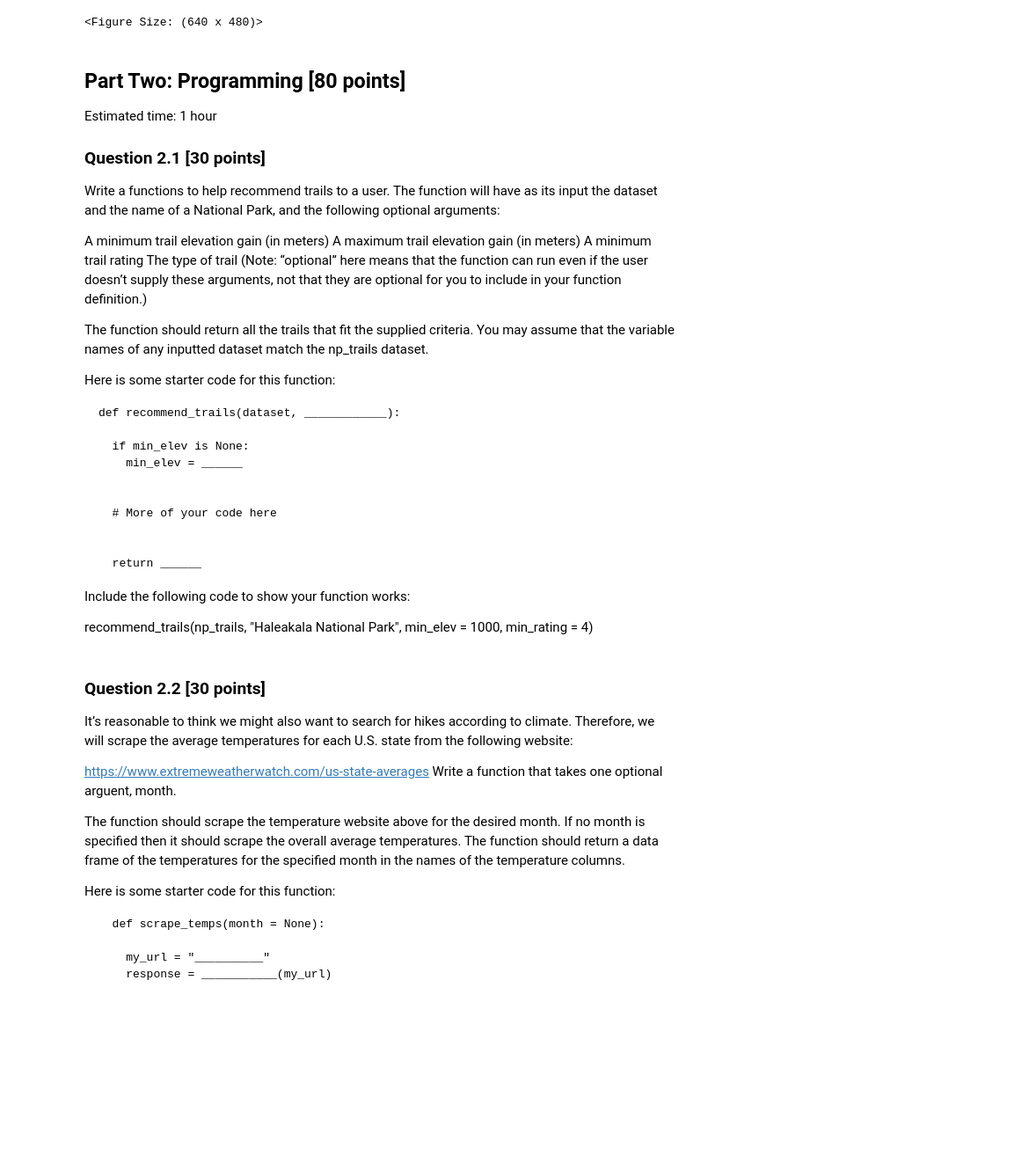
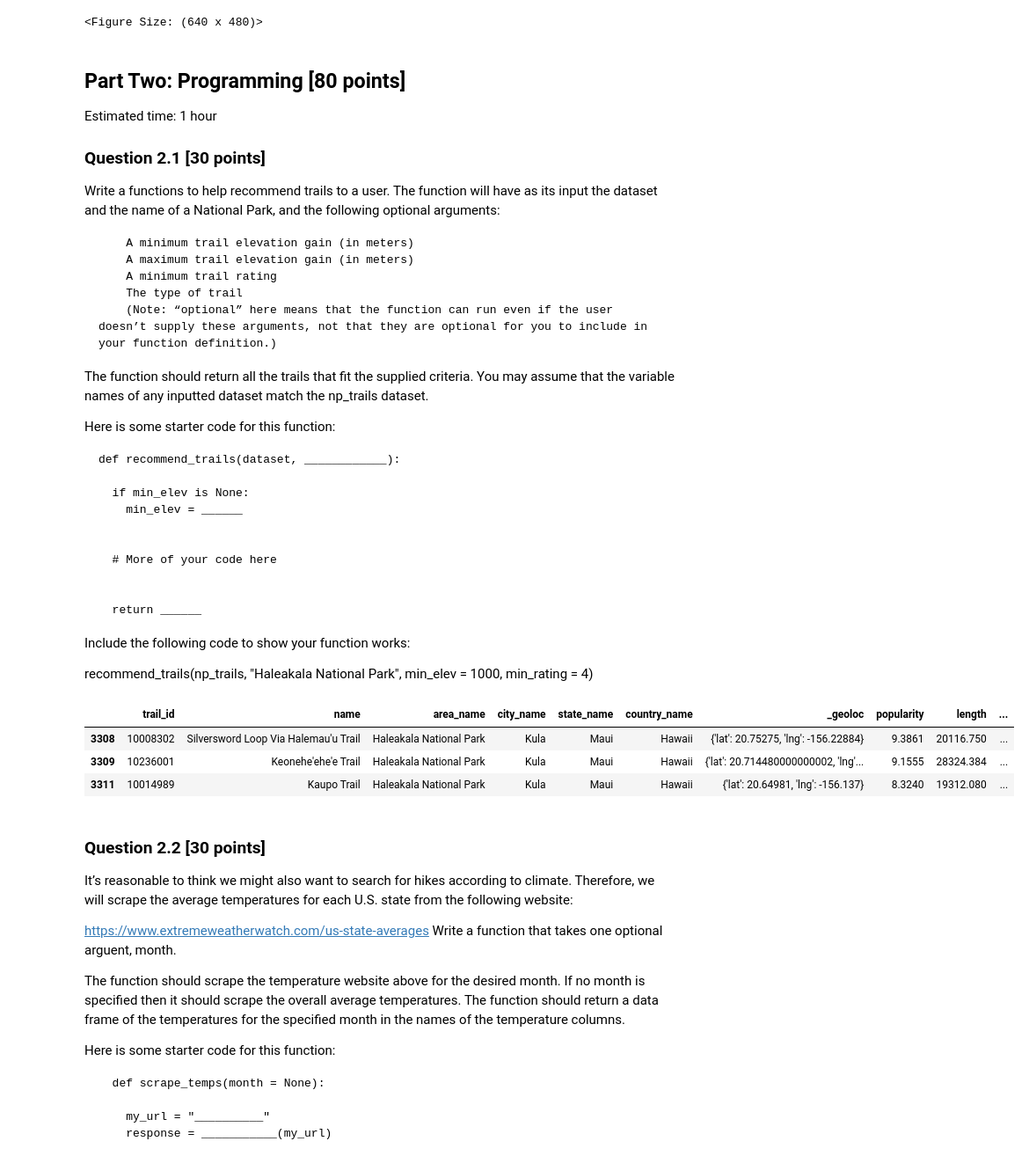
Before and after one commit to bellamccarty/GSB-544, a Jupyter notebook: Exams/Midterm_Exam/Practice_Midterm_Exam.ipynb, the cells around one changed output. Shown: that part at 88% size. Saved outputs shown, nothing was run; the diff lists cells and outputs as text; code cells hidden in the pictures; blank space fills up the shorter version.

```diff
--- a/Exams/Midterm_Exam/Practice_Midterm_Exam.ipynb
+++ b/Exams/Midterm_Exam/Practice_Midterm_Exam.ipynb
@@ -201,11 +201,11 @@ Estimated time: 1 hour
 ### Question 2.1 [30 points]
 Write a functions to help recommend trails to a user. The function will have as its input the dataset and the name of a National Park, and the following optional arguments:
 
-A minimum trail elevation gain (in meters)
-A maximum trail elevation gain (in meters)
-A minimum trail rating
-The type of trail
-(Note: “optional” here means that the function can run even if the user doesn’t supply these arguments, not that they are optional for you to include in your function definition.)
+        A minimum trail elevation gain (in meters)
+        A maximum trail elevation gain (in meters)
+        A minimum trail rating
+        The type of trail
+        (Note: “optional” here means that the function can run even if the user doesn’t supply these arguments, not that they are optional for you to include in your function definition.)
 
 The function should return all the trails that fit the supplied criteria. You may assume that the variable names of any inputted dataset match the np_trails dataset.
 
@@ -225,6 +225,37 @@ Here is some starter code for this function:
 Include the following code to show your function works:
 
 recommend_trails(np_trails, "Haleakala National Park", min_elev = 1000, min_rating = 4)
+# %%
+def recommend_trails(dataset, park_name=None, min_elev=None, max_elev=None, min_rating=None, trail_type=None):
+    # Set default values if not provided by the user
+    if min_elev is None:
+        min_elev = 0  # Minimum elevation gain is 0 if not provided
+    if max_elev is None:
+        max_elev = float('inf')  # Maximum elevation gain is infinite if not provided
+    if min_rating is None:
+        min_rating = 0  # Minimum rating is 0 if not provided
+    if park_name is None:
+        park_name = dataset['area_name'].unique()  # Default to all trail types if not provided
+    if trail_type is None:
+        trail_type = dataset['route_type'].unique()  # Default to all trail types if not provided
+
+    # Filter the dataset based on the provided criteria
+    filtered_trails = dataset[
+        (dataset['area_name'].isin([park_name]) if isinstance(park_name, str) else True) &  # Match the National Park
+        (dataset['elevation_gain'] >= min_elev) &  # Minimum elevation gain
+        (dataset['elevation_gain'] <= max_elev) &  # Maximum elevation gain
+        (dataset['avg_rating'] >= min_rating) &  # Minimum trail rating
+        (dataset['route_type'].isin([trail_type]) if isinstance(trail_type, str) else True)  # Match trail type if provided
+    ]
+
+    return filtered_trails
+
+recommend_trails(np_trails, "Haleakala National Park", min_elev = 1000, min_rating = 4)
+# %% [output]
+|  | trail_id | name | area_name | city_name | state_name | country_name | _geoloc | popularity | length | ... |
+| 3308 | 10008302 | Silversword Loop Via Halemau'u Trail | Haleakala National Park | Kula | Maui | Hawaii | {'lat': 20.75275, 'lng': -156.22884} | 9.3861 | 20116.750 | ... |
+| 3309 | 10236001 | Keonehe'ehe'e Trail | Haleakala National Park | Kula | Maui | Hawaii | {'lat': 20.714480000000002, 'lng'... | 9.1555 | 28324.384 | ... |
+| 3311 | 10014989 | Kaupo Trail | Haleakala National Park | Kula | Maui | Hawaii | {'lat': 20.64981, 'lng': -156.137} | 8.3240 | 19312.080 | ... |
 # %% [markdown]
 
 ### Question 2.2 [30 points]
```
Also changed, not shown: parts of 1 cell of this notebook, 1 other file.
